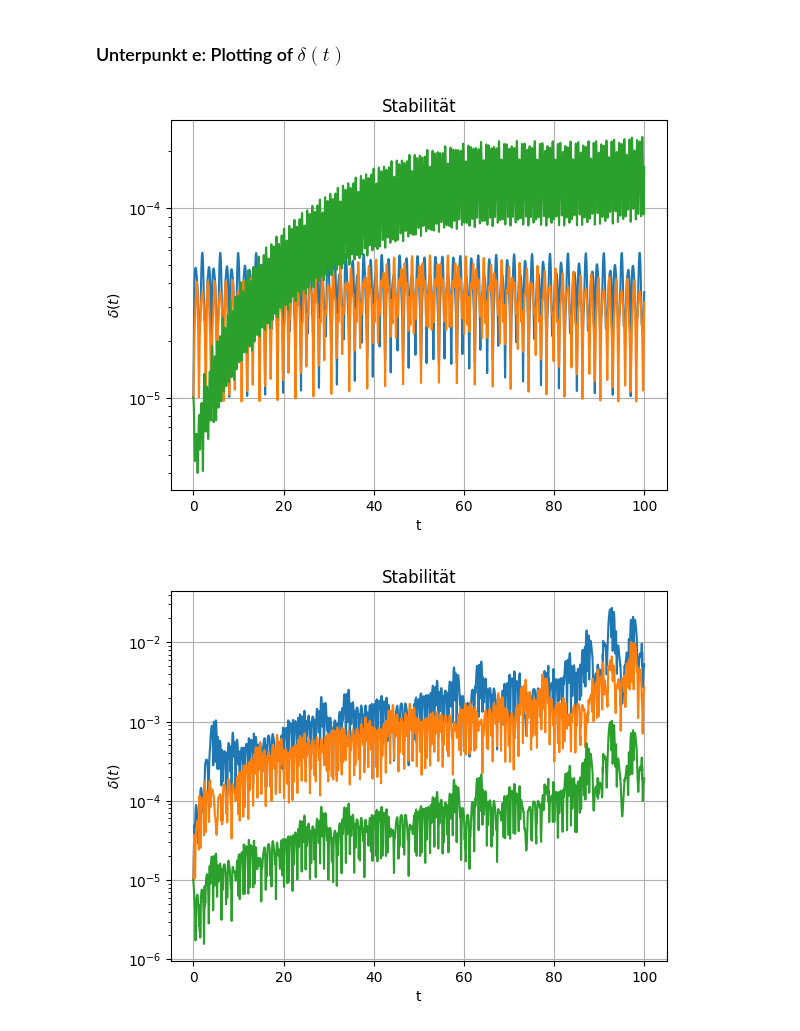
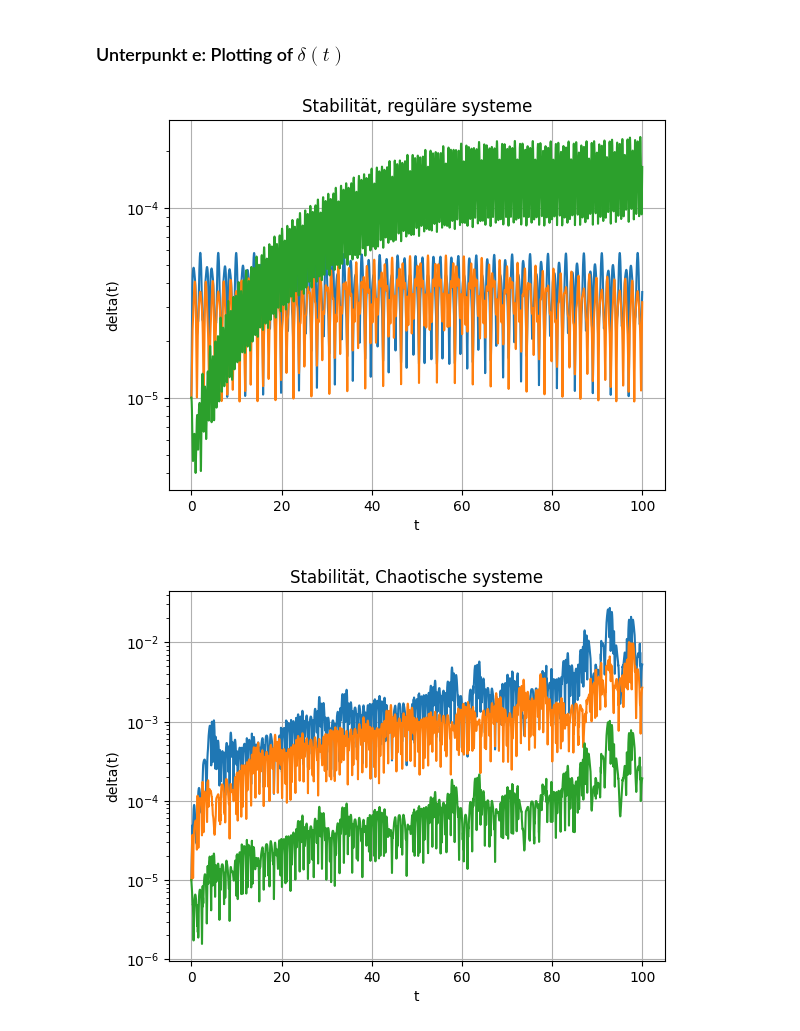
Before and after one commit to OverAmpJinx/CompPhyWS25, a Jupyter notebook: Assignment3/a32doublependulum.ipynb, the cells around one changed output. Saved outputs shown, nothing was run; the diff lists cells and outputs as text; code cells hidden in the pictures.

```diff
--- a/Assignment3/a32doublependulum.ipynb
+++ b/Assignment3/a32doublependulum.ipynb
@@ -216,23 +224,23 @@ delta_e3= (np.linalg.norm(Y_e0 - Y_e3, axis=1))
 # %%
 plt.figure()
 plt.semilogy(t3, delta_d1, label="Nicht chaotisch 1")
 plt.semilogy(t3, delta_d2, label="Nicht chaotisch 2")
 plt.semilogy(t3, delta_d3, label="Nicht chaotisch 3")
 plt.xlabel("t")
-plt.ylabel(r"$\delta(t)$")
-plt.title("Stabilität")
+plt.ylabel("delta(t)")
+plt.title("Stabilität, regüläre systeme")
 plt.grid(True)
 plt.show()
 
 plt.figure()
 plt.semilogy(t3, delta_e1, label="Chaotisch 1")
 plt.semilogy(t3, delta_e2, label="Chaotisch 2")
 plt.semilogy(t3, delta_e3, label="Chaotisch 3")
 plt.xlabel("t")
-plt.ylabel(r"$\delta(t)$")
-plt.title("Stabilität")
+plt.ylabel("delta(t)")
+plt.title("Stabilität, Chaotische systeme")
 plt.grid(True)
 plt.show()
 # %% [output]
-[figure, old version]
+[figure, new version]
-[figure, old version]
+[figure, new version]
```
Also changed, not shown: parts of 3 cells of this notebook, 1 other file.
